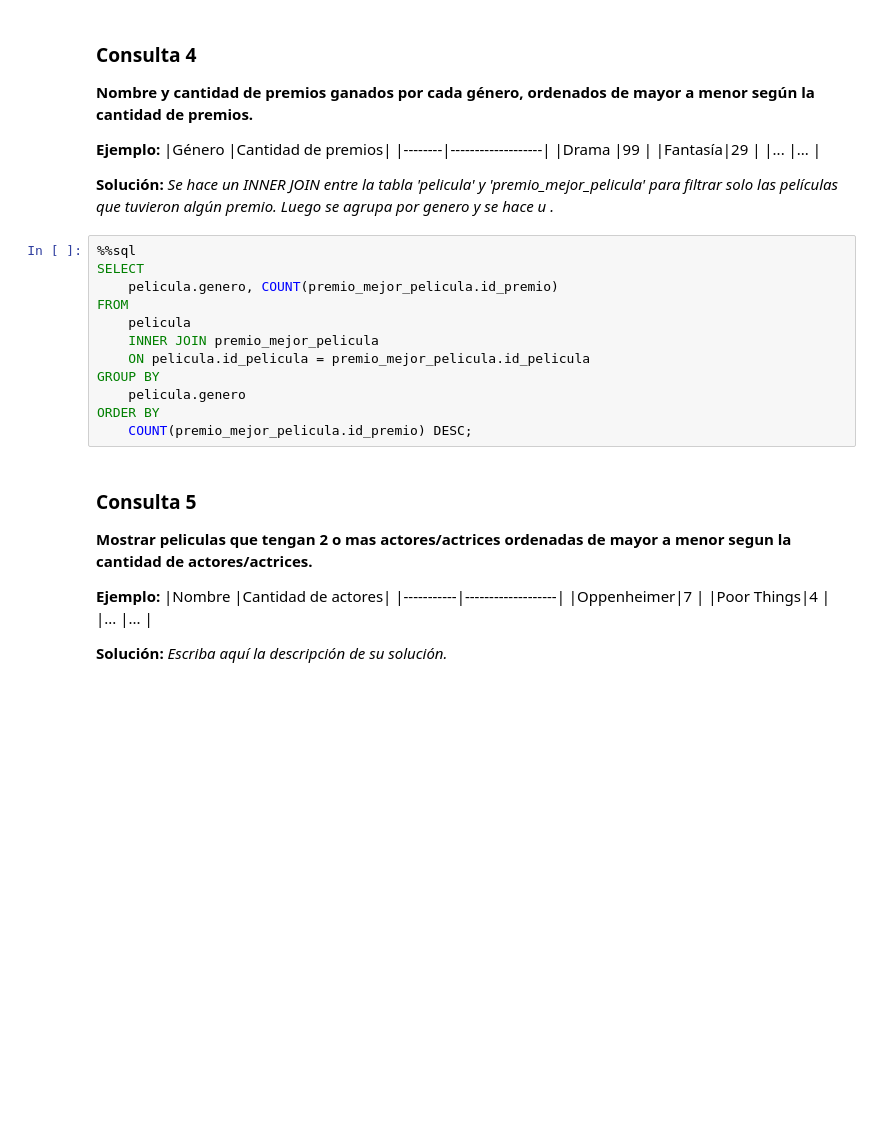
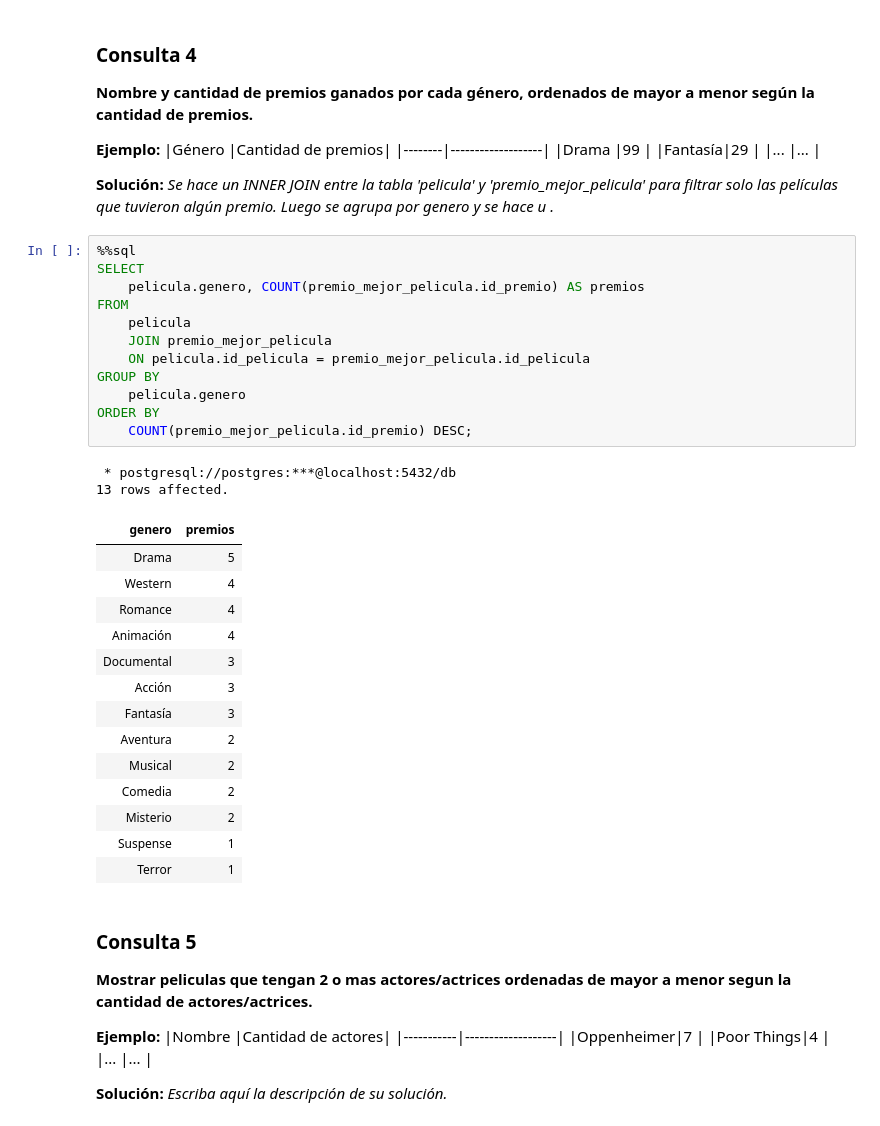
Before and after one commit to Flauvourr/Tarea-1-Bases-de-Datos, a Jupyter notebook: Tarea_1.ipynb, the cells around one changed output. Drawn from its saved outputs; the diff is of its cells as text; blank space fills up the shorter version.

```diff
--- a/Tarea_1.ipynb
+++ b/Tarea_1.ipynb
@@ -415,15 +424,32 @@ LINE 1: LIMIT
 # %%
 %%sql
 SELECT
-    pelicula.genero, COUNT(premio_mejor_pelicula.id_premio)
+    pelicula.genero, COUNT(premio_mejor_pelicula.id_premio) AS premios
 FROM
     pelicula
-    INNER JOIN premio_mejor_pelicula
+    JOIN premio_mejor_pelicula
     ON pelicula.id_pelicula = premio_mejor_pelicula.id_pelicula
 GROUP BY
     pelicula.genero
 ORDER BY
     COUNT(premio_mejor_pelicula.id_premio) DESC;
+# %% [output]
+ * postgresql://postgres:***@localhost:5432/db
+13 rows affected.
+| genero | premios |
+| Drama | 5 |
+| Western | 4 |
+| Romance | 4 |
+| Animación | 4 |
+| Documental | 3 |
+| Acción | 3 |
+| Fantasía | 3 |
+| Aventura | 2 |
+| Musical | 2 |
+| Comedia | 2 |
+| Misterio | 2 |
+| Suspense | 1 |
+| Terror | 1 |
 # %% [markdown]
 ### Consulta 5
 **Mostrar peliculas que tengan 2 o mas actores/actrices ordenadas de mayor a menor segun la cantidad de actores/actrices.**
```
Also changed, not shown: parts of 9 cells of this notebook.
